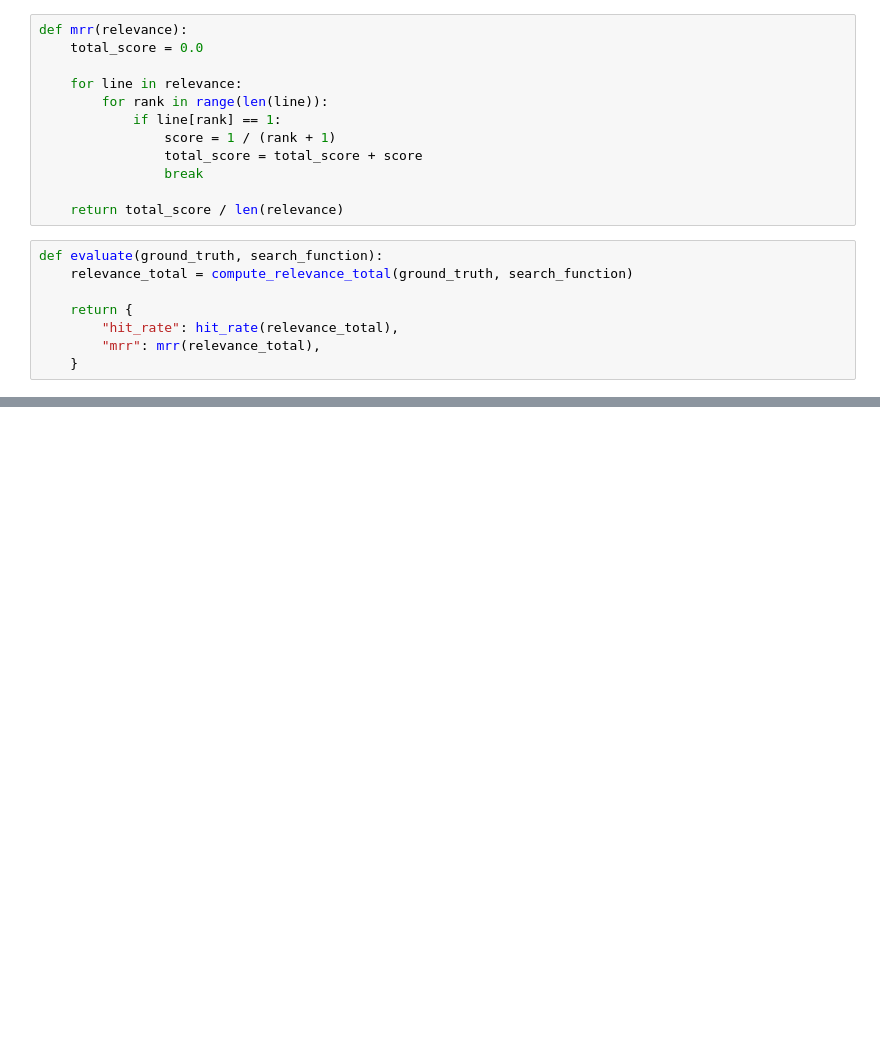
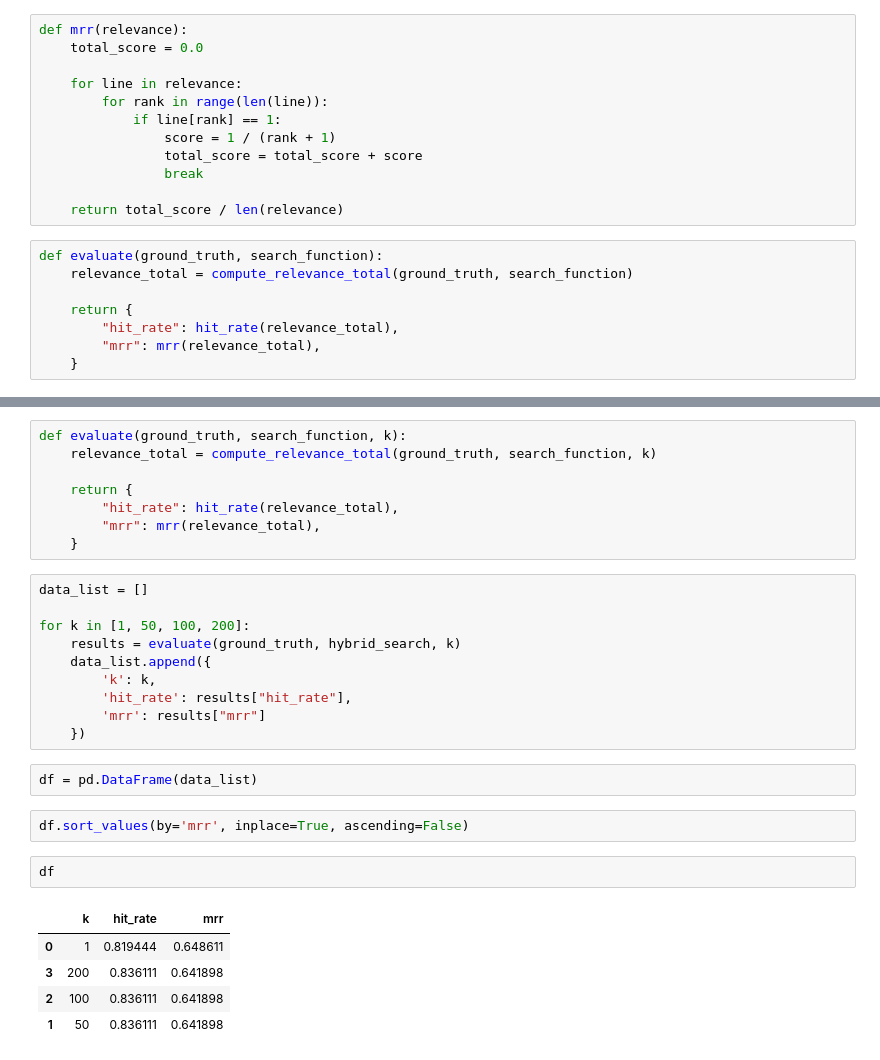
Before and after one commit to lamsaoco/PhanLLM, a Jupyter notebook: Homework4/data-gen.ipynb, the cells around one changed output, grey strips where cells are left out. Saved outputs shown, nothing was run; the diff lists cells and outputs as text; blank space fills up the shorter version.

```diff
--- a/Homework4/data-gen.ipynb
+++ b/Homework4/data-gen.ipynb
@@ -414,0 +436,30 @@ evaluate(ground_truth, text_search)
+# %%
+def evaluate(ground_truth, search_function, k):
+    relevance_total = compute_relevance_total(ground_truth, search_function, k)
+
+    return {
+        "hit_rate": hit_rate(relevance_total),
+        "mrr": mrr(relevance_total),
+    }
+# %%
+data_list = []
+
+for k in [1, 50, 100, 200]:
+    results = evaluate(ground_truth, hybrid_search, k)
+    data_list.append({
+        'k': k,
+        'hit_rate': results["hit_rate"],
+        'mrr': results["mrr"]
+    })
+# %%
+df = pd.DataFrame(data_list)
+# %%
+df.sort_values(by='mrr', inplace=True, ascending=False)
+# %%
+df
+# %% [output]
+|  | k | hit_rate | mrr |
+| 0 | 1 | 0.819444 | 0.648611 |
+| 3 | 200 | 0.836111 | 0.641898 |
+| 2 | 100 | 0.836111 | 0.641898 |
+| 1 | 50 | 0.836111 | 0.641898 |
```
Also changed, not shown: parts of 9 cells of this notebook.
